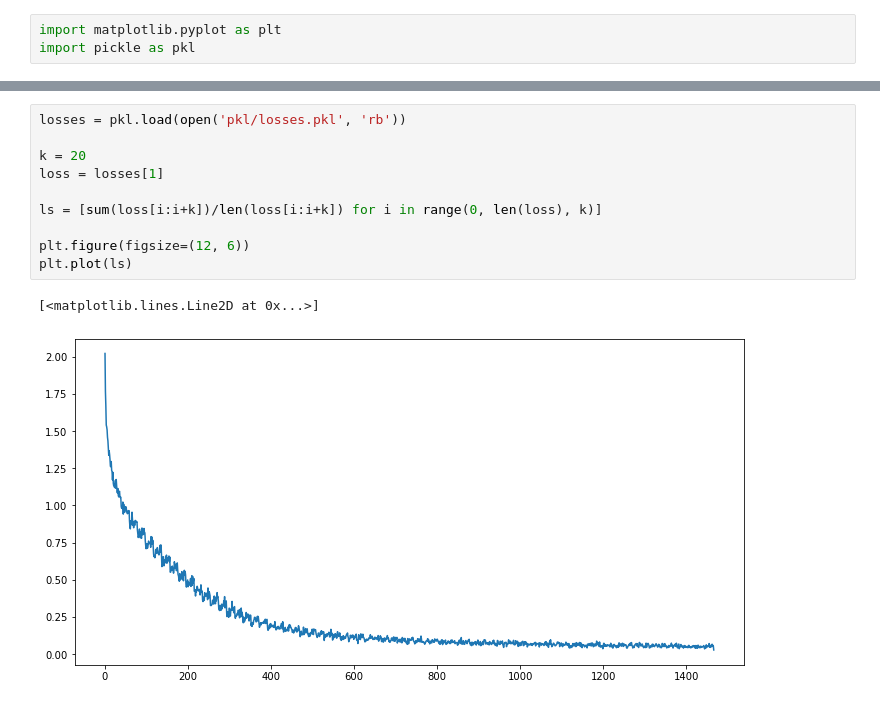
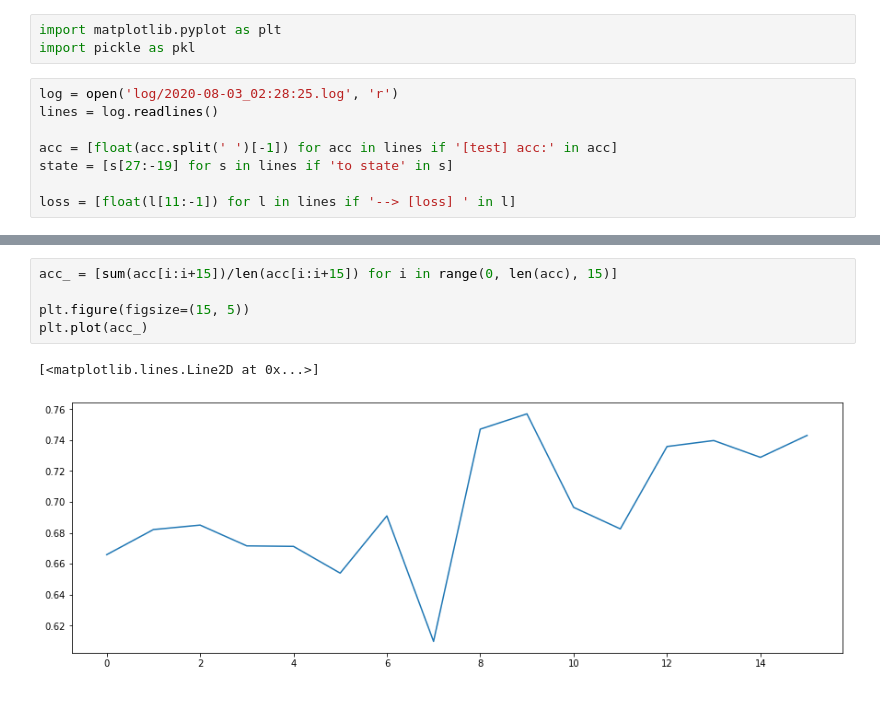
Before and after one commit to TangliziGit/Hypersea, a Jupyter notebook: exp.ipynb, the cells around one changed output, grey strips where cells are left out. Drawn from its saved outputs; the diff is of its cells as text.

```diff
--- a/exp.ipynb
+++ b/exp.ipynb
@@ -1,4 +1,12 @@
 # %%
 import matplotlib.pyplot as plt
 import pickle as pkl
+# %%
+log = open('log/2020-08-03_02:28:25.log', 'r')
+lines = log.readlines()
+
+acc = [float(acc.split(' ')[-1]) for acc in lines if '[test] acc:' in acc]
+state = [s[27:-19] for s in lines if 'to state' in s]
+
+loss = [float(l[11:-1]) for l in lines if '--> [loss] ' in l]
 # %%
@@ -16,13 +20,8 @@ plt.plot(ls)
 # %%
-losses = pkl.load(open('pkl/losses.pkl', 'rb'))
+acc_ = [sum(acc[i:i+15])/len(acc[i:i+15]) for i in range(0, len(acc), 15)]
 
-k = 20
-loss = losses[1]
-
-ls = [sum(loss[i:i+k])/len(loss[i:i+k]) for i in range(0, len(loss), k)]
-
-plt.figure(figsize=(12, 6))
-plt.plot(ls)
+plt.figure(figsize=(15, 5))
+plt.plot(acc_)
 # %% [output]
 [<matplotlib.lines.Line2D at 0x...>]
-[figure, old version]
+[figure, new version]
```
Also changed, not shown: parts of 5 cells of this notebook, 4 other files.
